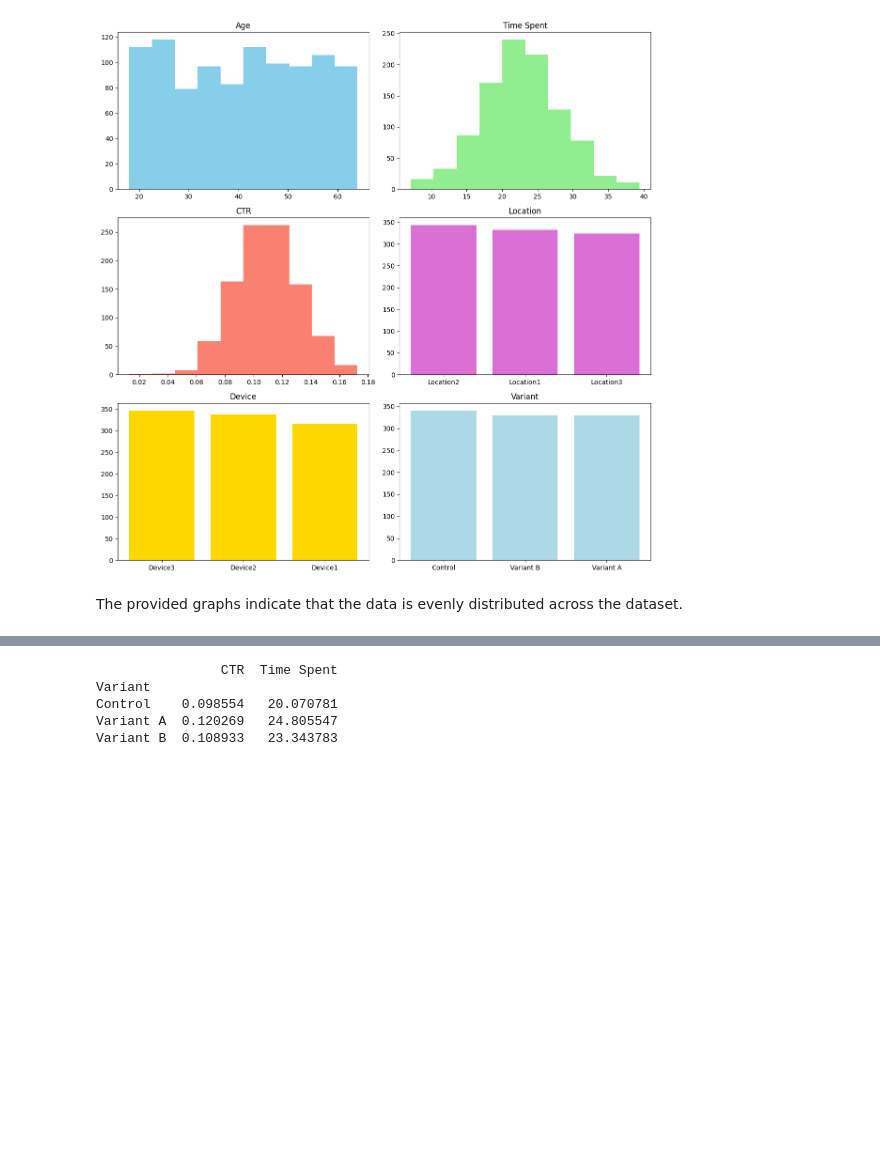
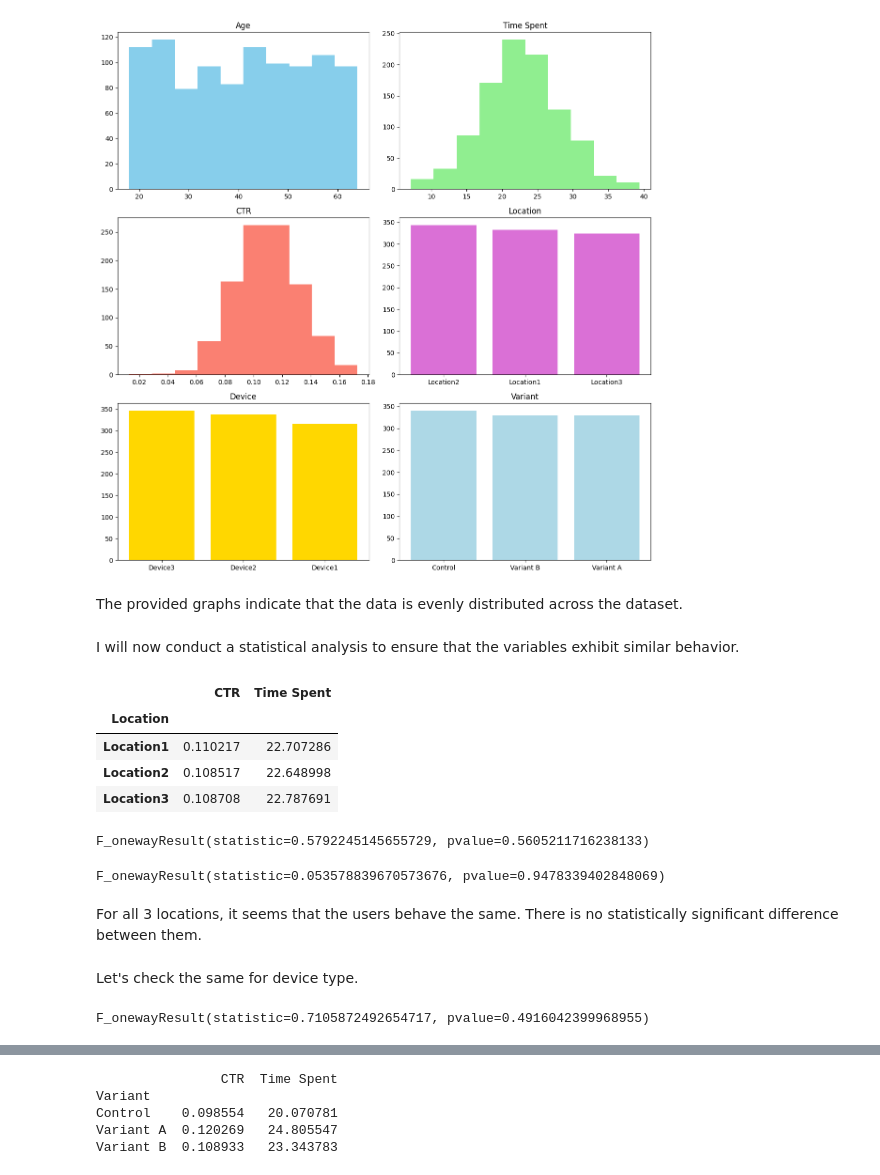
Before and after one commit to supragyabajpai/SchulichJourney_DataScience, a Jupyter notebook: Assignment_2(experiment_dataset)/codefile.ipynb, the cells around one changed output, grey strips where cells are left out. Saved outputs shown, nothing was run; the diff lists cells and outputs as text; code cells hidden in the pictures; blank space fills up the shorter version.

```diff
--- a/Assignment_2(experiment_dataset)/codefile.ipynb
+++ b/Assignment_2(experiment_dataset)/codefile.ipynb
@@ -83,3 +93,48 @@ plt.show()
 [figure]
 # %% [markdown]
 The provided graphs indicate that the data is evenly distributed across the dataset.
+# %% [markdown]
+I will now conduct a statistical analysis to ensure that the variables exhibit similar behavior.
+# %%
+# By location
+df.groupby('Location')[['CTR', 'Time Spent']].mean()
+# %% [output]
+|  | CTR | Time Spent |
+| Location |  |  |
+| Location1 | 0.110217 | 22.707286 |
+| Location2 | 0.108517 | 22.648998 |
+| Location3 | 0.108708 | 22.787691 |
+# %%
+# This looks mostly the same.
+#Let's use an ANOVA test to validate each metric. If they are statistically the same, they should have a HIGH p-value
+loc_1 = df[df['Location'] == 'Location1']['CTR']
+loc_2 = df[df['Location'] == 'Location2']['CTR']
+loc_3 = df[df['Location'] == 'Location3']['CTR']
+
+p_val = stats.f_oneway(loc_1, loc_2, loc_3)
+print(p_val)
+# %% [output]
+F_onewayResult(statistic=0.5792245145655729, pvalue=0.5605211716238133)
+# %%
+#same for Time spent
+loc_1 = df[df['Location'] == 'Location1']['Time Spent']
+loc_2 = df[df['Location'] == 'Location2']['Time Spent']
+loc_3 = df[df['Location'] == 'Location3']['Time Spent']
+
+p_val = stats.f_oneway(loc_1, loc_2, loc_3)
+print(p_val)
+# %% [output]
+F_onewayResult(statistic=0.053578839670573676, pvalue=0.9478339402848069)
+# %% [markdown]
+For all 3 locations, it seems that the users behave the same. There is no statistically significant difference between them.
+# %% [markdown]
+Let's check the same for device type.
+# %%
+loc_1 = df[df['Device'] == 'Device1']['CTR']
+loc_2 = df[df['Device'] == 'Device2']['CTR']
+loc_3 = df[df['Device'] == 'Device3']['CTR']
+
+p_val = stats.f_oneway(loc_1, loc_2, loc_3)
+print(p_val)
+# %% [output]
+F_onewayResult(statistic=0.7105872492654717, pvalue=0.4916042399968955)
```
Also changed, not shown: parts of 4 cells of this notebook.
